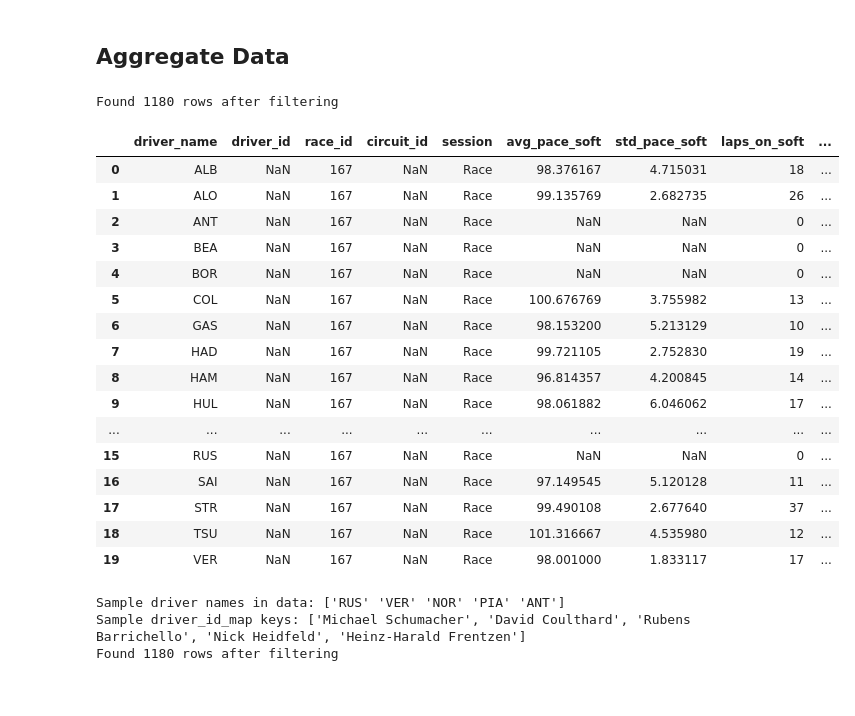
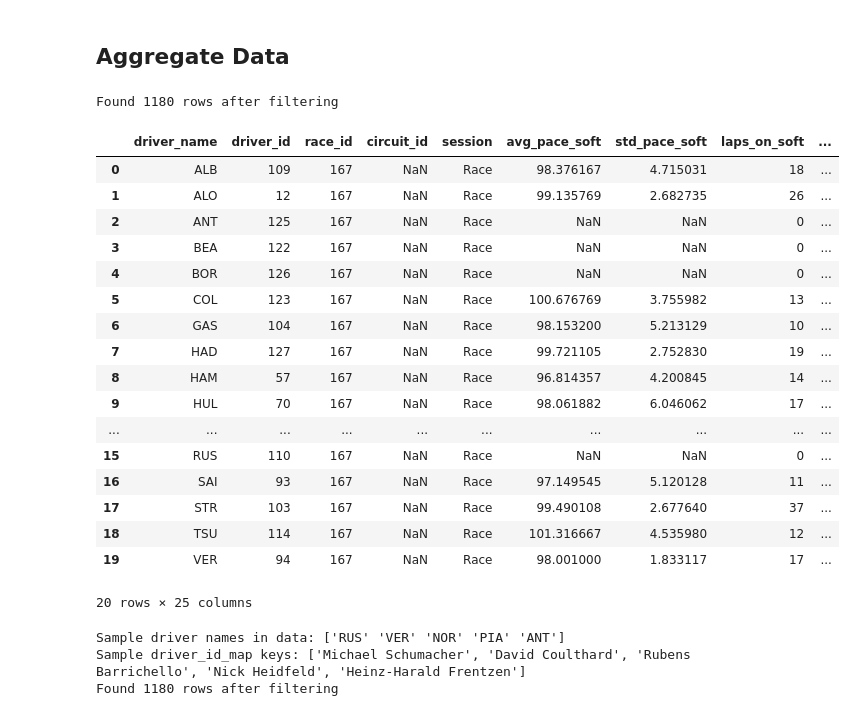
Before and after one commit to JackRWilson/Formula-1-Predictions-Project, a Jupyter notebook: notebooks/data_scraping.ipynb, the cells around one changed output. Drawn from its saved outputs; the diff is of its cells as text; code cells hidden in the pictures.

```diff
--- a/notebooks/data_scraping.ipynb
+++ b/notebooks/data_scraping.ipynb
@@ -436,25 +436,3 @@ Sergey Sirotkin: SIR
 ==================================================
 Total drivers found: 66
 Failed URLs: 0
-# %%
-driver_code_map = load_id_map('../data/raw/driver_code_map.pkl')
-driver_id_map = pd.read_pickle('../data/raw/driver_id_map.pkl')
-
-# Compare driver names between the two maps
-code_names = set(driver_code_map.keys())
-id_names = set(driver_id_map.keys())
-
-# Find names in driver_code_map but not in driver_id_map
-missing_in_id = code_names - id_names
-print(f"Names in driver_code_map but not in driver_id_map ({len(missing_in_id)}):")
-for name in sorted(missing_in_id):
-    print(f"  {name} -> {driver_code_map[name]}")
-
-# Find names in driver_id_map but not in driver_code_map
-missing_in_code = id_names - code_names
-print(f"\nNames in driver_id_map but not in driver_code_map ({len(missing_in_code)}):")
-for name in sorted(missing_in_code):
-    print(f"  {name} -> {driver_id_map[name]}")
-
-print(f"\nTotal driver_code_map entries: {len(driver_code_map)}")
-print(f"Total driver_id_map entries: {len(driver_id_map)}")
@@ -516,10 +456,18 @@ filtered_data['LapTime'] = filtered_data['LapTime'].dt.total_seconds()
 driver_id_map = pd.read_pickle('../data/raw/driver_id_map.pkl')
 race_id_map = pd.read_pickle('../data/raw/race_id_map.pkl')
 circuit_id_map = pd.read_pickle('../data/raw/circuit_id_map.pkl')
+driver_code_map = pd.read_pickle('../data/raw/driver_code_map.pkl')
 
-# Add driver_id column
+# Add driver_id column using driver_code_map to find full names
+# First, create a reverse mapping from driver code to full name
+code_to_name_map = {code: name for name, code in driver_code_map.items()}
+
+# Map driver codes to full names, then to driver IDs
 filtered_data['driver_id'] = filtered_data['Driver'].map(
-    lambda name: driver_id_map.get(name[:3].upper(), np.nan)
+    lambda code: driver_id_map.get(
+        code_to_name_map.get(code, np.nan),  # Get full name from code
+        np.nan
+    )
 )
 
 # Add race_id and session columns
@@ -577,49 +525,50 @@ def compute_compound_stats(comp_data, compound):
 
 # Build summary dataframe
 compounds = ['SOFT', 'MEDIUM', 'HARD', 'INTERMEDIATE', 'WET']
 summaries = []
 
 for driver, group in filtered_data.groupby('Driver'):
     summary = {'driver_name': driver}
 
     # Add IDs from the first row of this driver's group (same for all rows)
     if 'driver_id' in group.columns:
         summary['driver_id'] = group['driver_id'].iloc[0]
     if 'race_id' in group.columns:
         summary['race_id'] = group['race_id'].iloc[0]
     if 'circuit_id' in group.columns:
         summary['circuit_id'] = group['circuit_id'].iloc[0]
     if 'session' in group.columns:
         summary['session'] = group['session'].iloc[0]
 
     # Add compound-specific stats
     for comp in compounds:
         comp_data = group[group['Compound'] == comp]
         summary.update(compute_compound_stats(comp_data, comp))
 
     summaries.append(summary)
 
 result = pd.DataFrame(summaries)
 result
 # %% [output]
 Found 1180 rows after filtering
 |  | driver_name | driver_id | race_id | circuit_id | session | avg_pace_soft | std_pace_soft | laps_on_soft | ... |
-| 0 | ALB | NaN | 167 | NaN | Race | 98.376167 | 4.715031 | 18 | ... |
-| 1 | ALO | NaN | 167 | NaN | Race | 99.135769 | 2.682735 | 26 | ... |
-| 2 | ANT | NaN | 167 | NaN | Race | NaN | NaN | 0 | ... |
-| 3 | BEA | NaN | 167 | NaN | Race | NaN | NaN | 0 | ... |
-| 4 | BOR | NaN | 167 | NaN | Race | NaN | NaN | 0 | ... |
-| 5 | COL | NaN | 167 | NaN | Race | 100.676769 | 3.755982 | 13 | ... |
-| 6 | GAS | NaN | 167 | NaN | Race | 98.153200 | 5.213129 | 10 | ... |
-| 7 | HAD | NaN | 167 | NaN | Race | 99.721105 | 2.752830 | 19 | ... |
-| 8 | HAM | NaN | 167 | NaN | Race | 96.814357 | 4.200845 | 14 | ... |
-| 9 | HUL | NaN | 167 | NaN | Race | 98.061882 | 6.046062 | 17 | ... |
+| 0 | ALB | 109 | 167 | NaN | Race | 98.376167 | 4.715031 | 18 | ... |
+| 1 | ALO | 12 | 167 | NaN | Race | 99.135769 | 2.682735 | 26 | ... |
+| 2 | ANT | 125 | 167 | NaN | Race | NaN | NaN | 0 | ... |
+| 3 | BEA | 122 | 167 | NaN | Race | NaN | NaN | 0 | ... |
+| 4 | BOR | 126 | 167 | NaN | Race | NaN | NaN | 0 | ... |
+| 5 | COL | 123 | 167 | NaN | Race | 100.676769 | 3.755982 | 13 | ... |
+| 6 | GAS | 104 | 167 | NaN | Race | 98.153200 | 5.213129 | 10 | ... |
+| 7 | HAD | 127 | 167 | NaN | Race | 99.721105 | 2.752830 | 19 | ... |
+| 8 | HAM | 57 | 167 | NaN | Race | 96.814357 | 4.200845 | 14 | ... |
+| 9 | HUL | 70 | 167 | NaN | Race | 98.061882 | 6.046062 | 17 | ... |
 | ... | ... | ... | ... | ... | ... | ... | ... | ... | ... |
-| 15 | RUS | NaN | 167 | NaN | Race | NaN | NaN | 0 | ... |
-| 16 | SAI | NaN | 167 | NaN | Race | 97.149545 | 5.120128 | 11 | ... |
-| 17 | STR | NaN | 167 | NaN | Race | 99.490108 | 2.677640 | 37 | ... |
-| 18 | TSU | NaN | 167 | NaN | Race | 101.316667 | 4.535980 | 12 | ... |
-| 19 | VER | NaN | 167 | NaN | Race | 98.001000 | 1.833117 | 17 | ... |
+| 15 | RUS | 110 | 167 | NaN | Race | NaN | NaN | 0 | ... |
+| 16 | SAI | 93 | 167 | NaN | Race | 97.149545 | 5.120128 | 11 | ... |
+| 17 | STR | 103 | 167 | NaN | Race | 99.490108 | 2.677640 | 37 | ... |
+| 18 | TSU | 114 | 167 | NaN | Race | 101.316667 | 4.535980 | 12 | ... |
+| 19 | VER | 94 | 167 | NaN | Race | 98.001000 | 1.833117 | 17 | ... |
+20 rows × 25 columns
 # %%
 import pandas as pd
 import numpy as np
```
Also changed, not shown: parts of 2 cells of this notebook.
